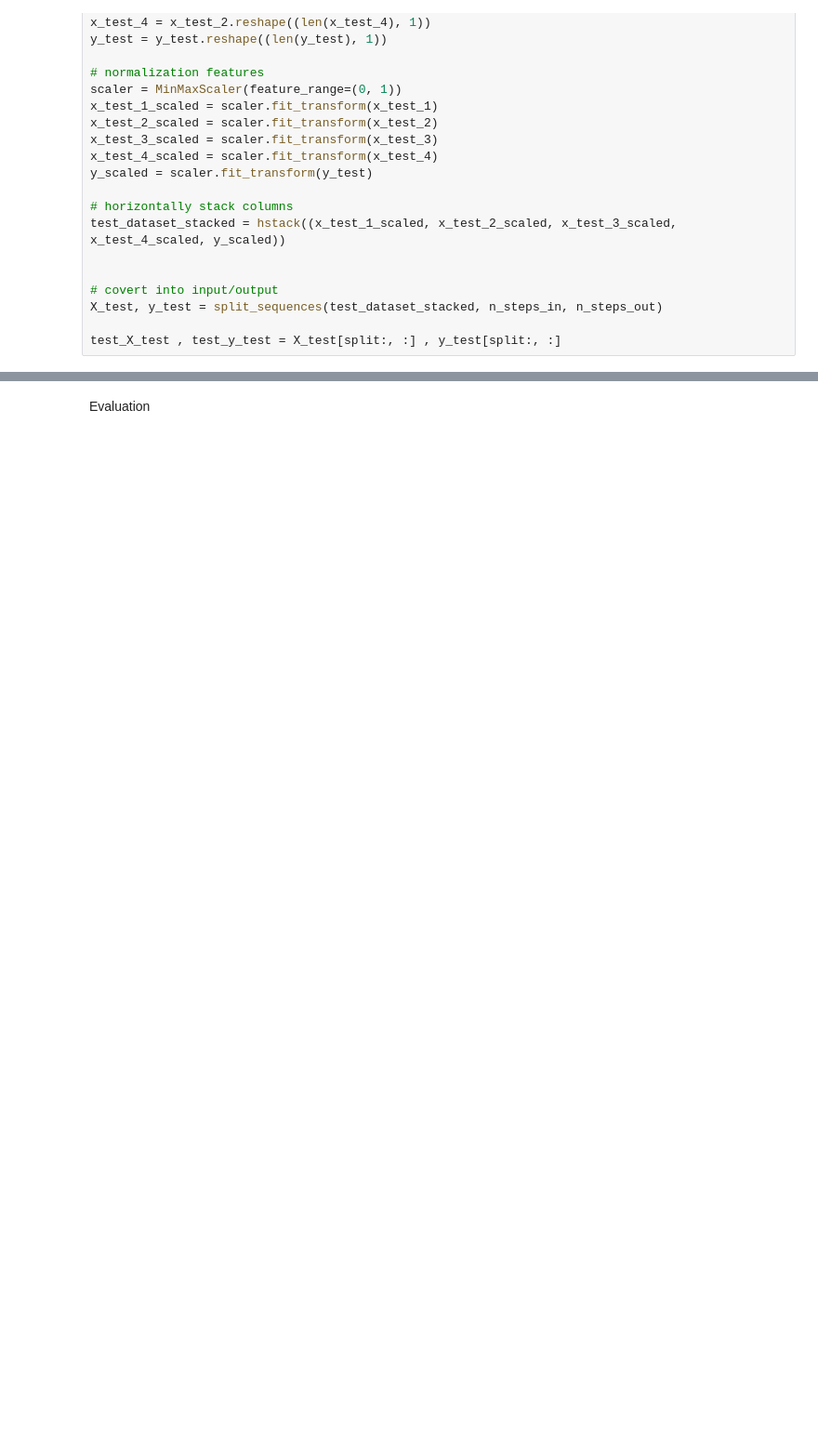
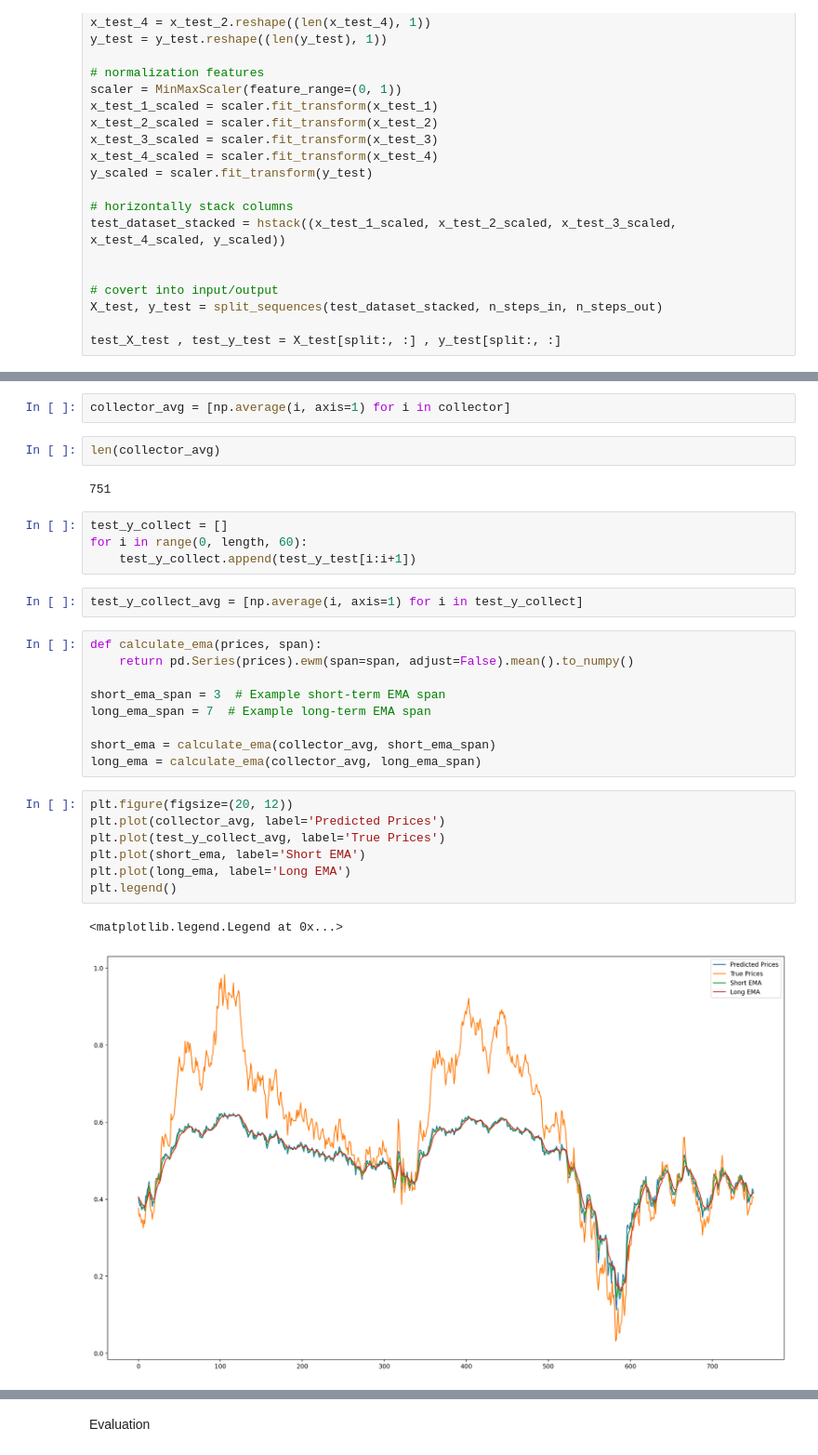
Before and after one commit to Iftekhar-mobin/Make_Money_with_Tensorflow_2.0, a Jupyter notebook: forexPredictor/Main_______Multivariate_Multi_Step_Single_output.ipynb, the cells around one changed output, grey strips where cells are left out. Shown at 93% size. Saved outputs shown, nothing was run; the diff lists cells and outputs as text; blank space fills up the shorter version.

```diff
--- a/forexPredictor/Main_______Multivariate_Multi_Step_Single_output.ipynb
+++ b/forexPredictor/Main_______Multivariate_Multi_Step_Single_output.ipynb
@@ -852,0 +871,31 @@ for i in
+# %%
+collector_avg = [np.average(i, axis=1) for i in collector]
+# %%
+len(collector_avg)
+# %% [output]
+751
+# %%
+test_y_collect = []
+for i in range(0, length, 60):
+    test_y_collect.append(test_y_test[i:i+1])
+# %%
+test_y_collect_avg = [np.average(i, axis=1) for i in test_y_collect]
+# %%
+def calculate_ema(prices, span):
+    return pd.Series(prices).ewm(span=span, adjust=False).mean().to_numpy()
+
+short_ema_span = 3  # Example short-term EMA span
+long_ema_span = 7  # Example long-term EMA span
+
+short_ema = calculate_ema(collector_avg, short_ema_span)
+long_ema = calculate_ema(collector_avg, long_ema_span)
+# %%
+plt.figure(figsize=(20, 12))
+plt.plot(collector_avg, label='Predicted Prices')
+plt.plot(test_y_collect_avg, label='True Prices')
+plt.plot(short_ema, label='Short EMA')
+plt.plot(long_ema, label='Long EMA')
+plt.legend()
+# %% [output]
+<matplotlib.legend.Legend at 0x...>
+[figure, added]
```
Also changed, not shown: parts of 7 cells of this notebook.
